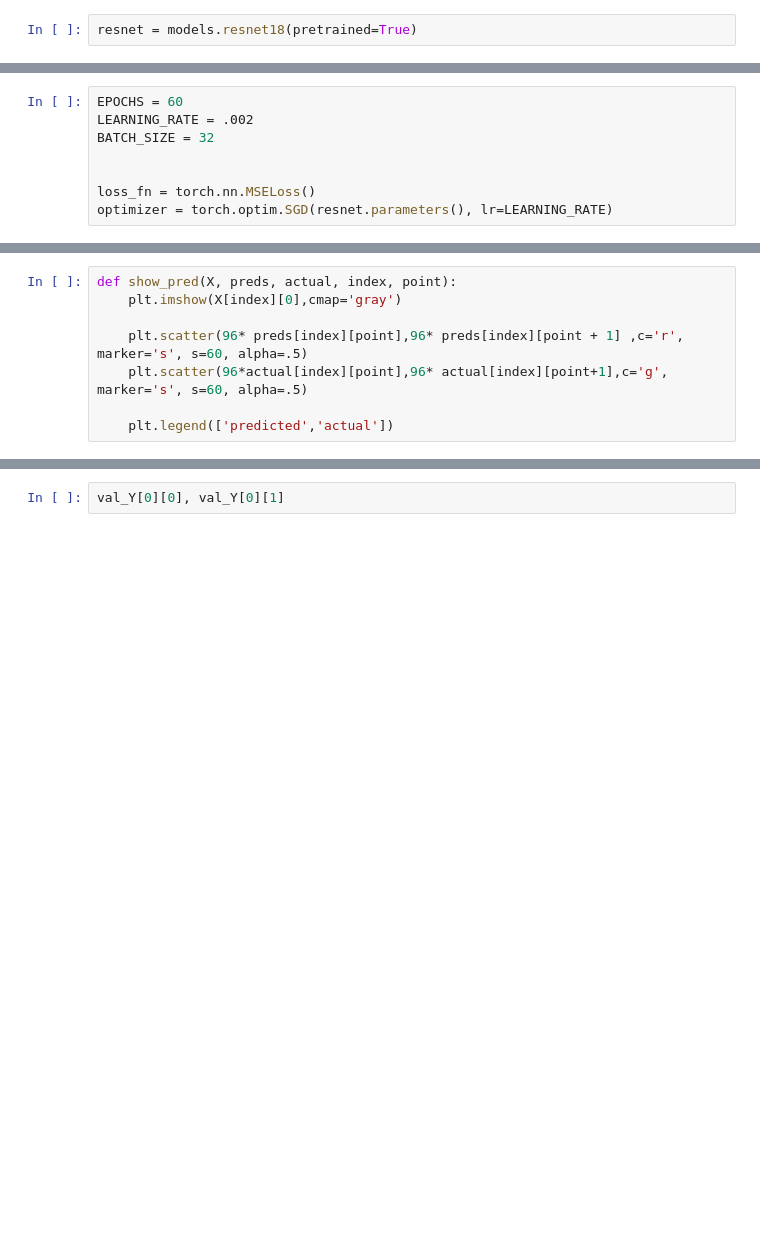
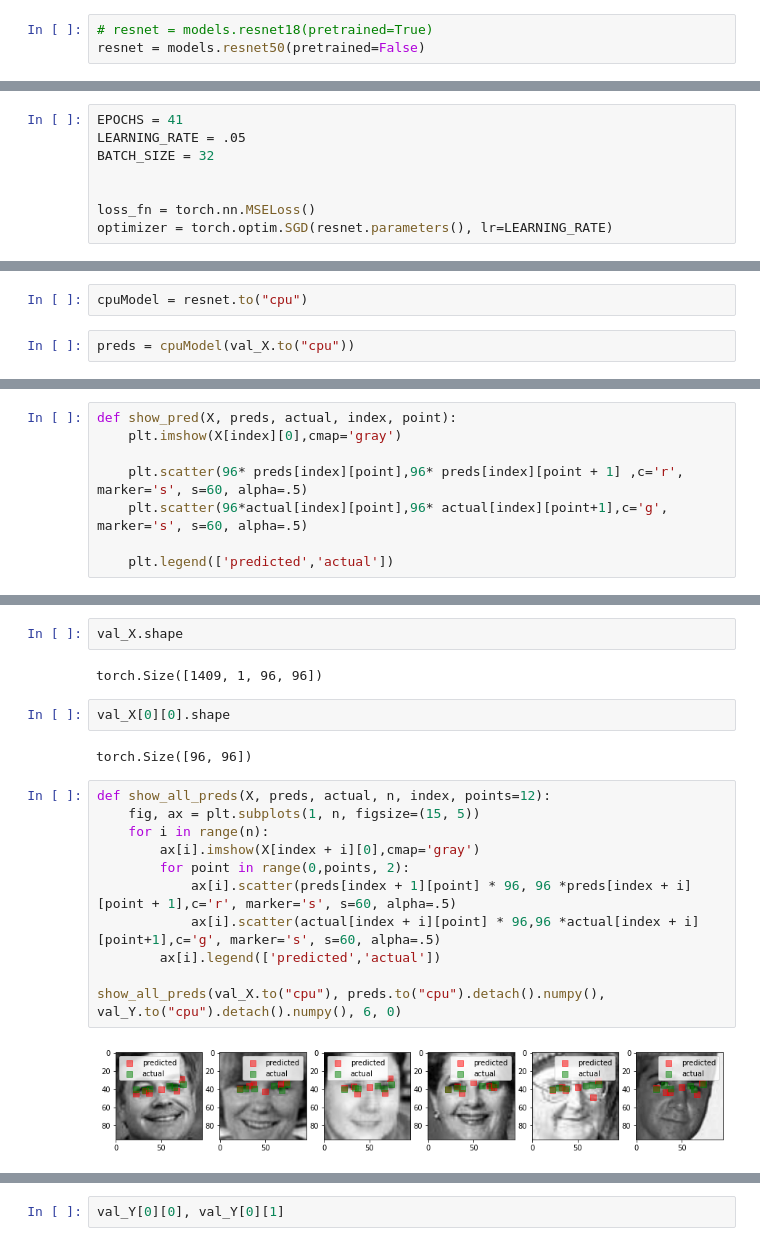
Before and after one commit to sevdeawesome/facial-keypoints-detection, a Jupyter notebook: part4_dropout.ipynb, the cells around one changed output, grey strips where cells are left out. Cells and saved outputs as stored; diff of their text form; blank space fills up the shorter version.

```diff
--- a/part4_dropout.ipynb
+++ b/part4_dropout.ipynb
@@ -37,5 +35,6 @@ import torch.nn.functional as F
 # %% [markdown]
 ### Model Definition
 # %%
-resnet = models.resnet18(pretrained=True)
+# resnet = models.resnet18(pretrained=True)
+resnet = models.resnet50(pretrained=False)
 # %%
@@ -45,8 +46,8 @@ Conv2d(3, 64, kernel_size=(7, 7), stride=(2, 2), padding=(3, 3), bias=False)
 # %% [markdown]
 ## Control Panel
 # %%
-EPOCHS = 60
-LEARNING_RATE = .002
+EPOCHS = 41
+LEARNING_RATE = .05
 BATCH_SIZE = 32
 
 
@@ -256,2 +363,6 @@ RuntimeError: CUDA out of memory. Tried to allocate 794.00 MiB (GPU 0; 15.90 GiB
+# %%
+cpuModel = resnet.to("cpu")
+# %%
+preds = cpuModel(val_X.to("cpu"))
 # %%
 preds.shape
@@ -278,2 +405,23 @@ show_pred(val_X.to("cpu"), preds.to("cpu").detach().numpy(), val_Y.to("cpu").det
+# %%
+val_X.shape
+# %% [output]
+torch.Size([1409, 1, 96, 96])
+# %%
+val_X[0][0].shape
+# %% [output]
+torch.Size([96, 96])
+# %%
+def show_all_preds(X, preds, actual, n, index, points=12):
+    fig, ax = plt.subplots(1, n, figsize=(15, 5))
+    for i in range(n):
+        ax[i].imshow(X[index + i][0],cmap='gray')
+        for point in range(0,points, 2):
+            ax[i].scatter(preds[index + 1][point] * 96, 96 *preds[index + i][point + 1],c='r', marker='s', s=60, alpha=.5)
+            ax[i].scatter(actual[index + i][point] * 96,96 *actual[index + i][point+1],c='g', marker='s', s=60, alpha=.5)
+        ax[i].legend(['predicted','actual'])
+
+show_all_preds(val_X.to("cpu"), preds.to("cpu").detach().numpy(), val_Y.to("cpu").detach().numpy(), 6, 0)
+# %% [output]
+[figure, added]
 # %%
 preds[0][0], preds[0][1]
```
Also changed, not shown: parts of 28 cells of this notebook, 6 other files.
